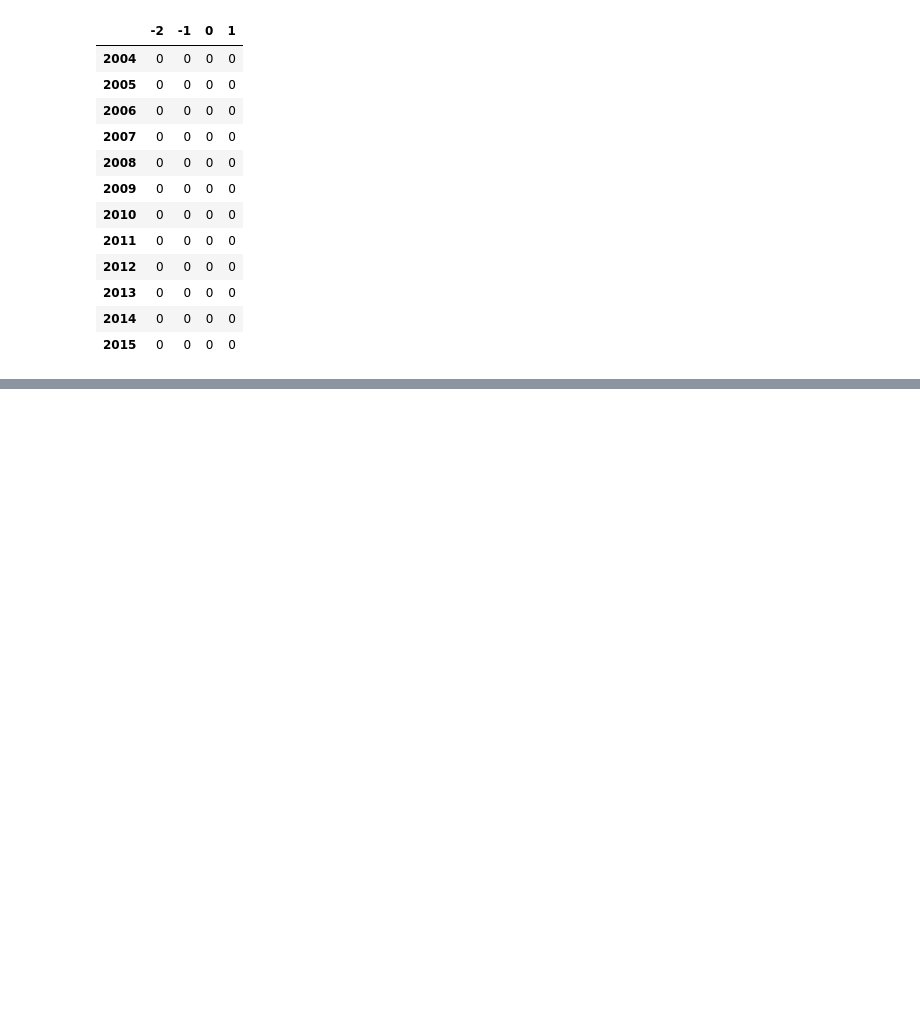
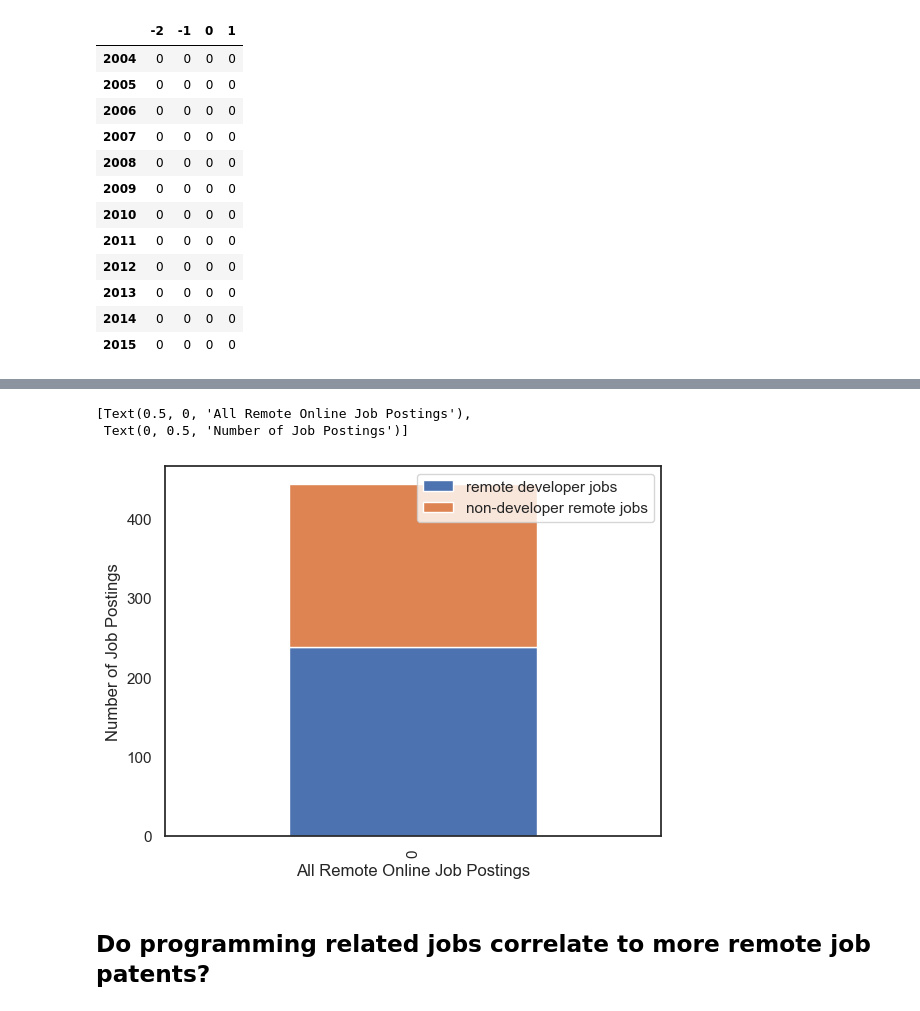
Before and after one commit to emoral435/JupyterPatents, a Jupyter notebook: JobEmbeddings/Job Word Embeddings.ipynb, the cells around one changed output, grey strips where cells are left out. Cells and saved outputs as stored; diff of their text form; code cells hidden in the pictures; blank space fills up the shorter version.

```diff
--- a/JobEmbeddings/Job Word Embeddings.ipynb
+++ b/JobEmbeddings/Job Word Embeddings.ipynb
@@ -191,0 +222,10 @@ for year in range(2004, 2016): # clustering each year
+# %%
+developer_keywrds = ["Software Developer", "Data Engineer", "Web Developer", "Database", "Computer hardware",
+                     "Computer Systems", "Information Security", "Systems analyst", "Computer Network", "Network",
+                     "Systems engineering", "Web Designer", "Systems Administrator", "Software", "User experience",
+                     "Information technology", "technology", "Video game", "Developer"]
+developer_jobs = pd.concat([remote_jobs.loc[remote_jobs['jobpost'].str.contains(x, case=True)] for x in developer_keywrds], ignore_index=True)
+developer_jobs.drop_duplicates(inplace=True)
+print(len(remote_jobs))
+print(len(developer_jobs))
+developer_jobs
@@ -191,0 +248,10 @@ for year in range(2004, 2016): # clustering each year
+# %%
+remote_developer_proportion = pd.DataFrame({'remote developer jobs': [len(developer_jobs)], 'non-developer remote jobs': [len(remote_jobs) - len(developer_jobs)]})
+ax = remote_developer_proportion.plot.bar(stacked=True)
+ax.set(xlabel="All Remote Online Job Postings", ylabel="Number of Job Postings")
+# %% [output]
+[Text(0.5, 0, 'All Remote Online Job Postings'),
+ Text(0, 0.5, 'Number of Job Postings')]
+[figure, added]
+# %% [markdown]
+## Do programming related jobs correlate to more remote job patents?
```
Also changed, not shown: parts of 13 cells of this notebook.
